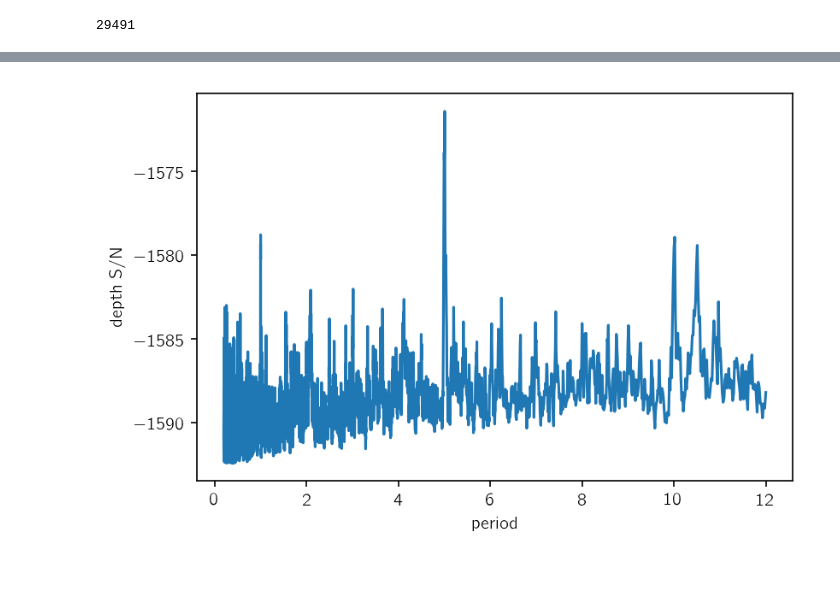
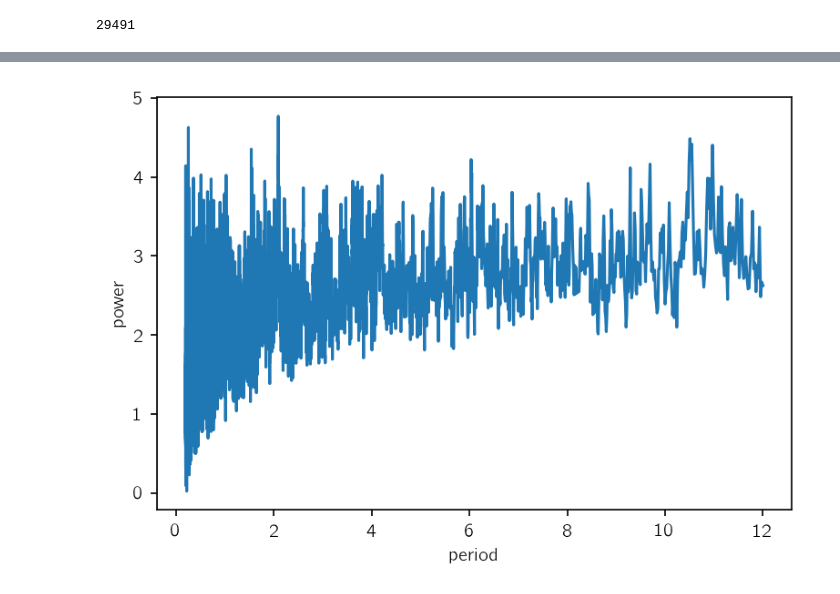
Before and after one commit to mirca/transit-periodogram, a Jupyter notebook: transit_periodogram/examples/demo.ipynb, the cells around one changed output, grey strips where cells are left out. Drawn from its saved outputs; the diff is of its cells as text; code cells hidden in the pictures.

```diff
--- a/transit_periodogram/examples/demo.ipynb
+++ b/transit_periodogram/examples/demo.ipynb
@@ -14,15 +14,15 @@ np.random.seed(41)
 
 time = np.linspace(0, 60, 3000)
 
-flux_err = 0.01+ np.zeros_like(time)
-period = 5
+flux_err = 0.03 + np.zeros_like(time)
+period = 2
 
 transit_depth = 0.01
 transit_duration = 0.125
-transit_time = 2.5*transit_duration
+transit_time = 2.5
 
 flux = np.ones_like(time)
-flux[np.abs((time - transit_time + 0.5*period) % period - 0.5*period) < 0.5*transit_duration] = 1.0 - transit_depth
+# flux[np.abs((time - transit_time + 0.5*period) % period - 0.5*period) < 0.5*transit_duration] = 1.0 - transit_depth
 
 flux += flux_err * np.random.randn(len(flux))
 
@@ -50,5 +55,4 @@ periods[ind], phase[ind], (transit_time)%period
 # %%
-%%timeit
-periodogram, depth, depth_ivar, phase, durations, depth_snr, log_likelihood = \
-    transit_periodogram(time, flux-np.median(flux), periods, transit_duration,
-                        flux_err=flux_err)
+periodogram, depth, depth_err, phase, duration, depth_snr, log_likelihood = \
+    transit_periodogram(time, flux, periods, transit_duration,
+                        flux_err=flux_err, method="snr")
@@ -57,6 +59,6 @@ periodogram, depth, depth_ivar, phase, durations, depth_snr, log_likelihood = \
 # %%
 plt.plot(periods, periodogram)
 plt.xlabel("period")
-plt.ylabel("depth S/N");
+plt.ylabel("power");
 # %% [output]
-[figure, old version]
+[figure, new version]
```
Also changed, not shown: parts of 14 cells of this notebook, 2 other files.
